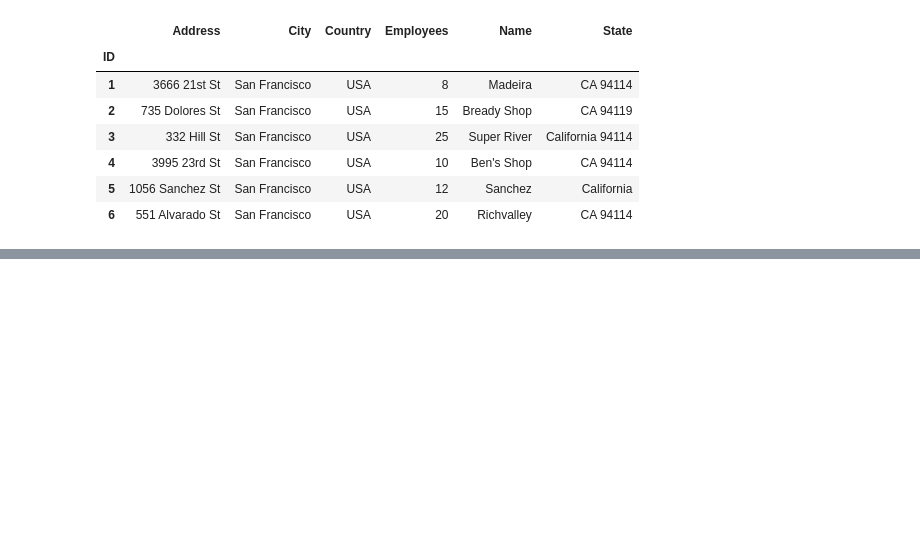
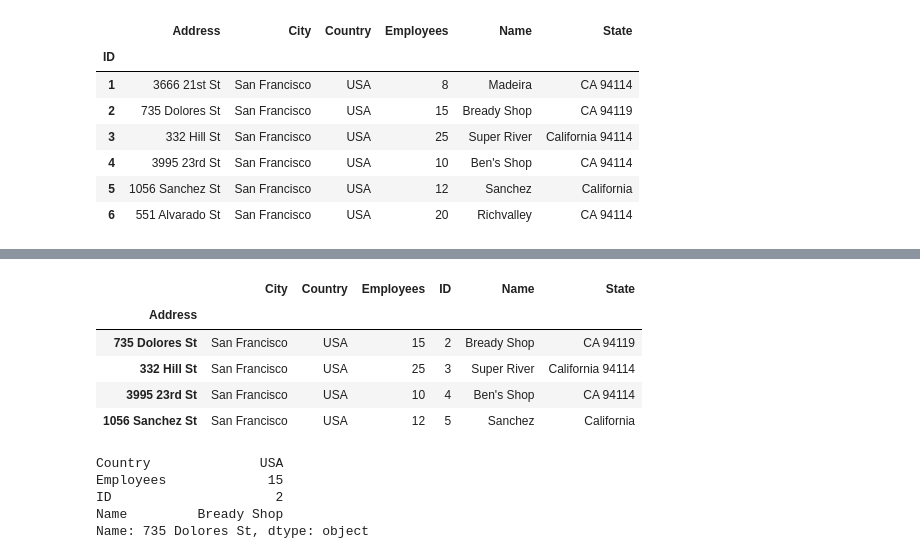
Before and after one commit to SubrataBauri/python-begin, a Jupyter notebook: supermarkets/Loading-data.ipynb, the cells around one changed output, grey strips where cells are left out. Drawn from its saved outputs; the diff is of its cells as text; code cells hidden in the pictures; blank space fills up the shorter version.

```diff
--- a/supermarkets/Loading-data.ipynb
+++ b/supermarkets/Loading-data.ipynb
@@ -123,0 +146,2 @@ df6.set_index("ID")
+# %%
+df7 = df7.set_index("Address")
@@ -123,0 +157,17 @@ df6.set_index("ID")
+# %%
+df7.loc["735 Dolores St":"1056 Sanchez St"]
+# %% [output]
+|  | City | Country | Employees | ID | Name | State |
+| Address |  |  |  |  |  |  |
+| 735 Dolores St | San Francisco | USA | 15 | 2 | Bready Shop | CA 94119 |
+| 332 Hill St | San Francisco | USA | 25 | 3 | Super River | California 94114 |
+| 3995 23rd St | San Francisco | USA | 10 | 4 | Ben's Shop | CA 94114 |
+| 1056 Sanchez St | San Francisco | USA | 12 | 5 | Sanchez | California |
+# %%
+df7.loc["735 Dolores St", "Country":"Name"]
+# %% [output]
+Country              USA
+Employees             15
+ID                     2
+Name         Bready Shop
+Name: 735 Dolores St, dtype: object
```
Also changed, not shown: parts of 9 cells of this notebook, 1 other file.
